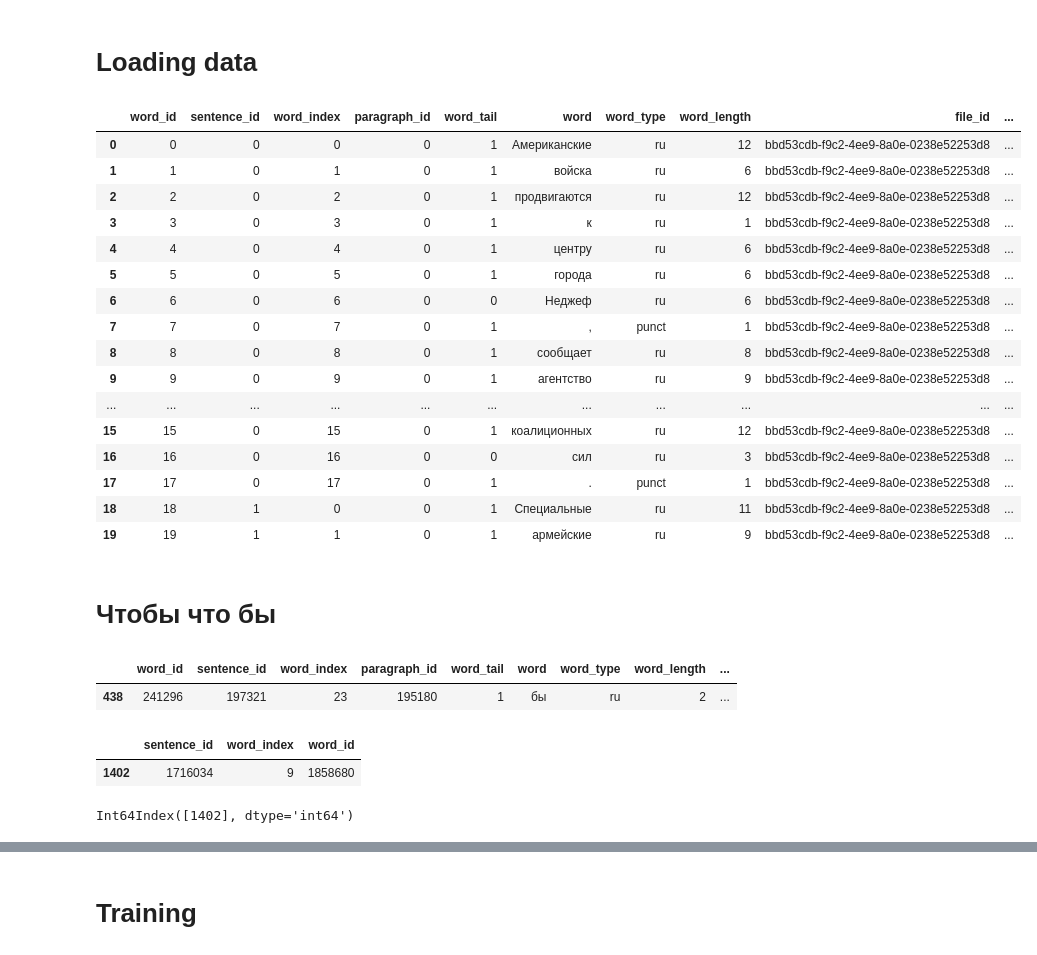
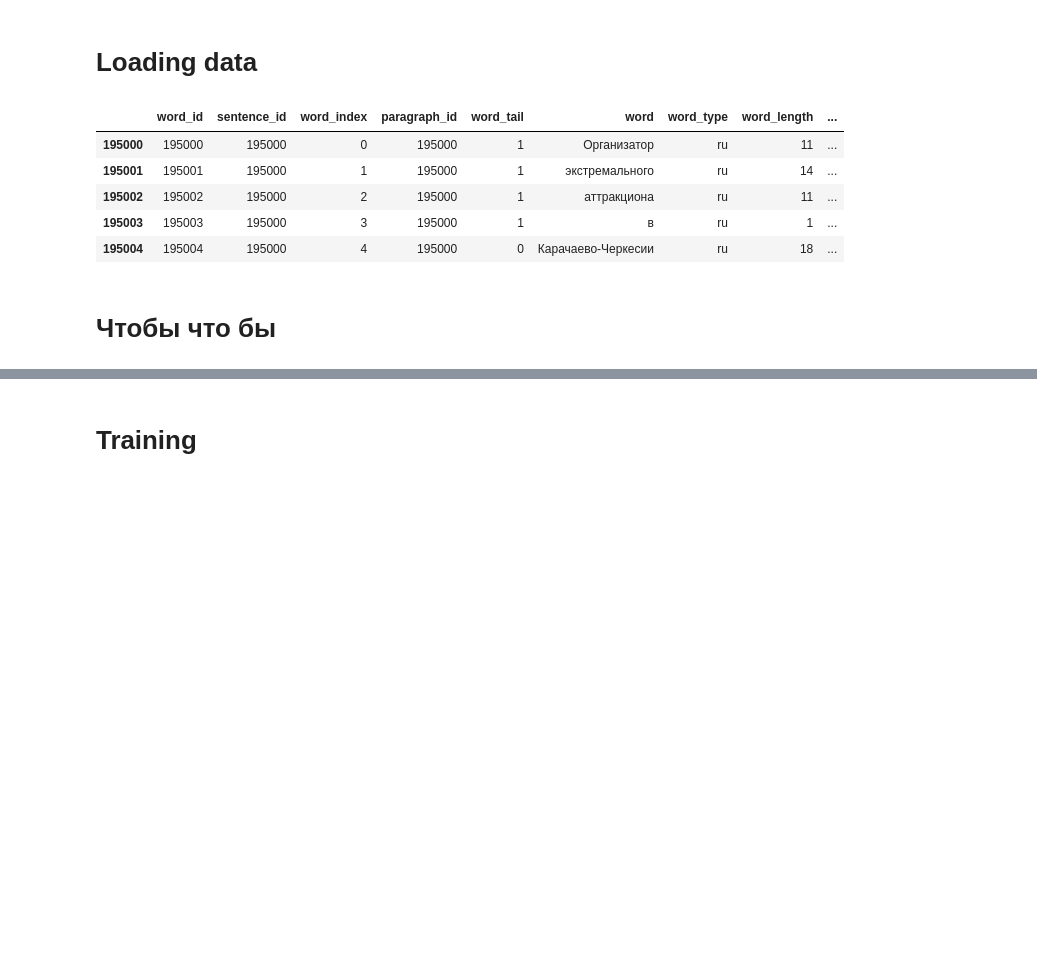
Before and after one commit to okulovsky/grammar_ru, a Jupyter notebook: research/alternative/research.ipynb, the cells around one changed output, grey strips where cells are left out. Drawn from its saved outputs; the diff is of its cells as text; code cells hidden in the pictures; blank space fills up the shorter version.

```diff
--- a/research/alternative/n_nn/research.ipynb
+++ b/research/alternative/research.ipynb
@@ -15,25 +15,14 @@ frames = reader.get_frames()
 # %%
 df = frames.first()
 # %%
-df.head(20)
+df.head(5)
 # %% [output]
-|  | word_id | sentence_id | word_index | paragraph_id | word_tail | word | word_type | word_length | file_id | ... |
-| 0 | 0 | 0 | 0 | 0 | 1 | Американские | ru | 12 | bbd53cdb-f9c2-4ee9-8a0e-0238e52253d8 | ... |
-| 1 | 1 | 0 | 1 | 0 | 1 | войска | ru | 6 | bbd53cdb-f9c2-4ee9-8a0e-0238e52253d8 | ... |
-| 2 | 2 | 0 | 2 | 0 | 1 | продвигаются | ru | 12 | bbd53cdb-f9c2-4ee9-8a0e-0238e52253d8 | ... |
-| 3 | 3 | 0 | 3 | 0 | 1 | к | ru | 1 | bbd53cdb-f9c2-4ee9-8a0e-0238e52253d8 | ... |
-| 4 | 4 | 0 | 4 | 0 | 1 | центру | ru | 6 | bbd53cdb-f9c2-4ee9-8a0e-0238e52253d8 | ... |
-| 5 | 5 | 0 | 5 | 0 | 1 | города | ru | 6 | bbd53cdb-f9c2-4ee9-8a0e-0238e52253d8 | ... |
-| 6 | 6 | 0 | 6 | 0 | 0 | Неджеф | ru | 6 | bbd53cdb-f9c2-4ee9-8a0e-0238e52253d8 | ... |
-| 7 | 7 | 0 | 7 | 0 | 1 | , | punct | 1 | bbd53cdb-f9c2-4ee9-8a0e-0238e52253d8 | ... |
-| 8 | 8 | 0 | 8 | 0 | 1 | сообщает | ru | 8 | bbd53cdb-f9c2-4ee9-8a0e-0238e52253d8 | ... |
-| 9 | 9 | 0 | 9 | 0 | 1 | агентство | ru | 9 | bbd53cdb-f9c2-4ee9-8a0e-0238e52253d8 | ... |
-| ... | ... | ... | ... | ... | ... | ... | ... | ... | ... | ... |
-| 15 | 15 | 0 | 15 | 0 | 1 | коалиционных | ru | 12 | bbd53cdb-f9c2-4ee9-8a0e-0238e52253d8 | ... |
-| 16 | 16 | 0 | 16 | 0 | 0 | сил | ru | 3 | bbd53cdb-f9c2-4ee9-8a0e-0238e52253d8 | ... |
-| 17 | 17 | 0 | 17 | 0 | 1 | . | punct | 1 | bbd53cdb-f9c2-4ee9-8a0e-0238e52253d8 | ... |
-| 18 | 18 | 1 | 0 | 0 | 1 | Специальные | ru | 11 | bbd53cdb-f9c2-4ee9-8a0e-0238e52253d8 | ... |
-| 19 | 19 | 1 | 1 | 0 | 1 | армейские | ru | 9 | bbd53cdb-f9c2-4ee9-8a0e-0238e52253d8 | ... |
+|  | word_id | sentence_id | word_index | paragraph_id | word_tail | word | word_type | word_length | ... |
+| 195000 | 195000 | 195000 | 0 | 195000 | 1 | Организатор | ru | 11 | ... |
+| 195001 | 195001 | 195000 | 1 | 195000 | 1 | экстремального | ru | 14 | ... |
+| 195002 | 195002 | 195000 | 2 | 195000 | 1 | аттракциона | ru | 11 | ... |
+| 195003 | 195003 | 195000 | 3 | 195000 | 1 | в | ru | 1 | ... |
+| 195004 | 195004 | 195000 | 4 | 195000 | 0 | Карачаево-Черкесии | ru | 18 | ... |
 # %% [markdown]
 # Чтобы что бы
 # %%
@@ -47,17 +37,0 @@ def get_words(df):
-# %%
-would = get_words(df)
-would
-# %% [output]
-|  | word_id | sentence_id | word_index | paragraph_id | word_tail | word | word_type | word_length | ... |
-| 438 | 241296 | 197321 | 23 | 195180 | 1 | бы | ru | 2 | ... |
-# %%
-what_with_pair_loc = would[['sentence_id', 'word_index', 'word_id']].copy()
-what_with_pair_loc['word_index'] -= 1
-what_with_pair_loc
-# %% [output]
-|  | sentence_id | word_index | word_id |
-| 1402 | 1716034 | 9 | 1858680 |
-# %%
-what_with_pair_loc.index
-# %% [output]
-Int64Index([1402], dtype='int64')
```
Also changed, not shown: parts of 33 cells of this notebook, 1 other file.
